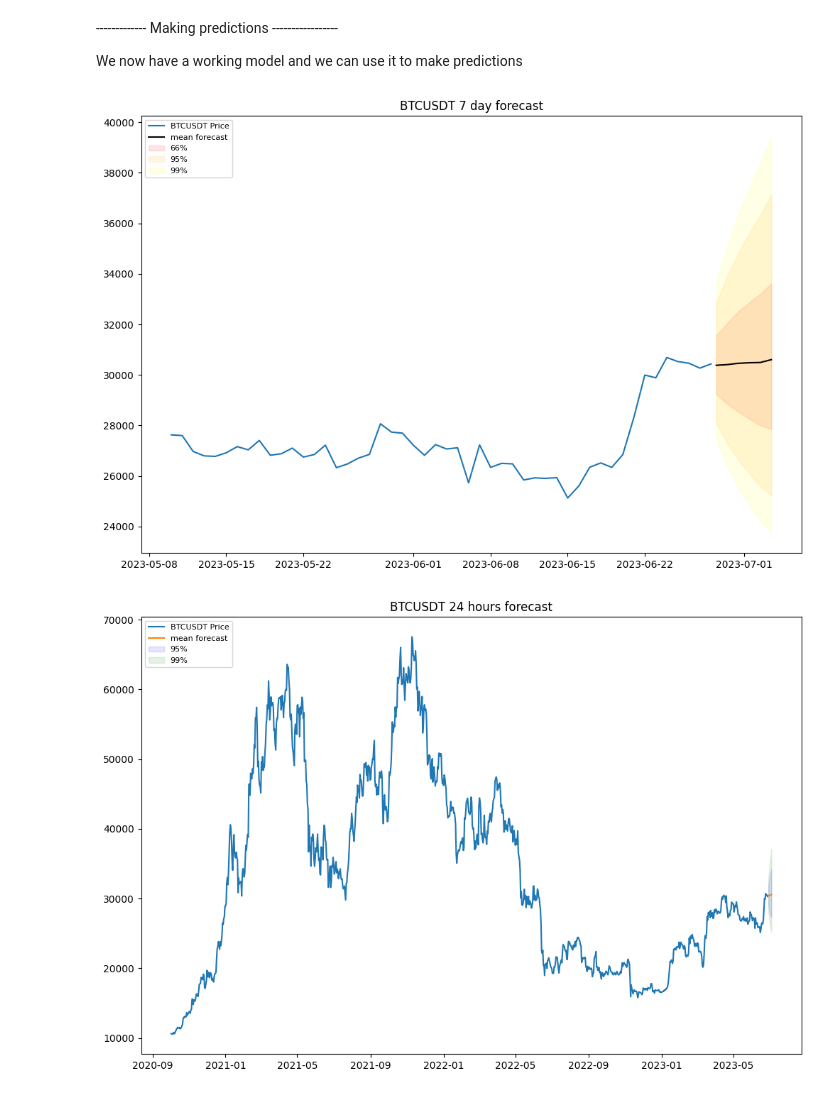
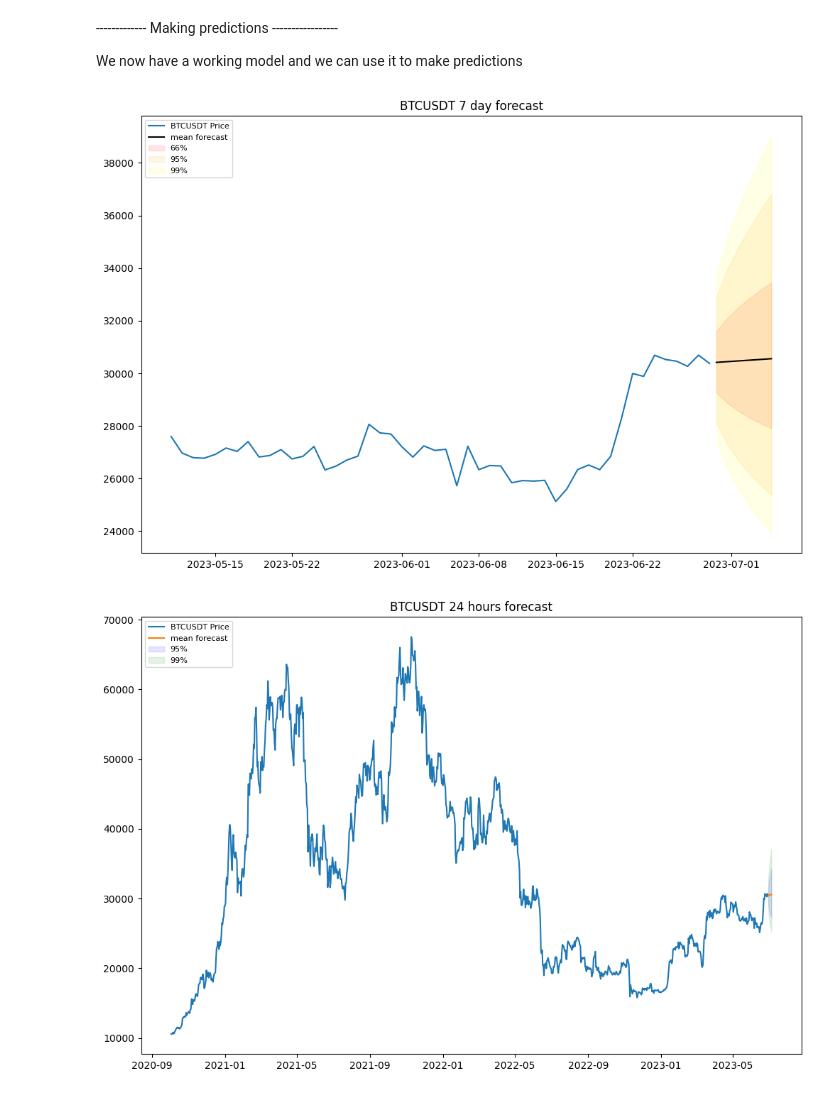
Before and after one commit to fred3105/Modeling-Crypto-Pricees, a Jupyter notebook: ARIMA.ipynb, the cells around one changed output. Saved outputs shown, nothing was run; the diff lists cells and outputs as text; code cells hidden in the pictures.

```diff
--- a/ARIMA.ipynb
+++ b/ARIMA.ipynb
@@ -317,7 +317,7 @@ original_prices.index = pd.DatetimeIndex(original_prices.index).to_period('D')
 original_prices.index = original_prices.index.to_timestamp()
 pd.plotting.register_matplotlib_converters()
 # %%
-model = sm.tsa.arima.ARIMA(np.log(original_prices['close']), order = (10,1,10))
+model = sm.tsa.arima.ARIMA(np.log(original_prices['close']), order = (5,2,1))
 fitted = model.fit()
 
 fc = fitted.get_forecast(6)
@@ -326,34 +326,34 @@ fc_mean = fc['mean']
 fc_lower = fc['mean_ci_lower']
 fc_upper = fc['mean_ci_upper']
 
 fc99 = fitted.get_forecast(6)
 fc99 = fc99.summary_frame(alpha=0.01)
 fc_mean99 = fc99['mean']
 fc_lower99 = fc99['mean_ci_lower']
 fc_upper99 = fc99['mean_ci_upper']
 
 fc66 = fitted.get_forecast(6)
 fc66 = fc66.summary_frame(alpha=0.34)
 fc_mean66 = fc66['mean']
 fc_lower66 = fc66['mean_ci_lower']
 fc_upper66 = fc66['mean_ci_upper']
 
 plt.figure(figsize=(12,8), dpi=100)
 plt.plot(original_prices['close'][-50:], label= pair+' Price')
 
 future_24h = [dt.datetime.today() + dt.timedelta(days=x) for x in range(1,7)]
 plt.plot(future_24h, np.exp(fc_mean), color='black', label='mean forecast', linewidth=1.5)
 
 plt.fill_between(future_24h, np.exp(fc_lower66), np.exp(fc_upper66), color='r', alpha=.1, label= '66%')
 plt.fill_between(future_24h, np.exp(fc_lower), np.exp(fc_upper), color='orange', alpha=.1, label= '95%')
 plt.fill_between(future_24h, np.exp(fc_lower99), np.exp(fc_upper99), color='yellow', alpha=.1, label= '99%')
 
 plt.title(pair+" 7 day forecast")
 
 plt.legend(loc='upper left', fontsize=8)
 plt.show()
 # %% [output]
-[figure, old version]
+[figure, new version]
 # %%
 model = sm.tsa.arima.ARIMA(np.log(original_prices['close']), order = (10,1,10))
 fitted = model.fit()
```
Also changed, not shown: parts of 7 cells of this notebook, 2 other files.
